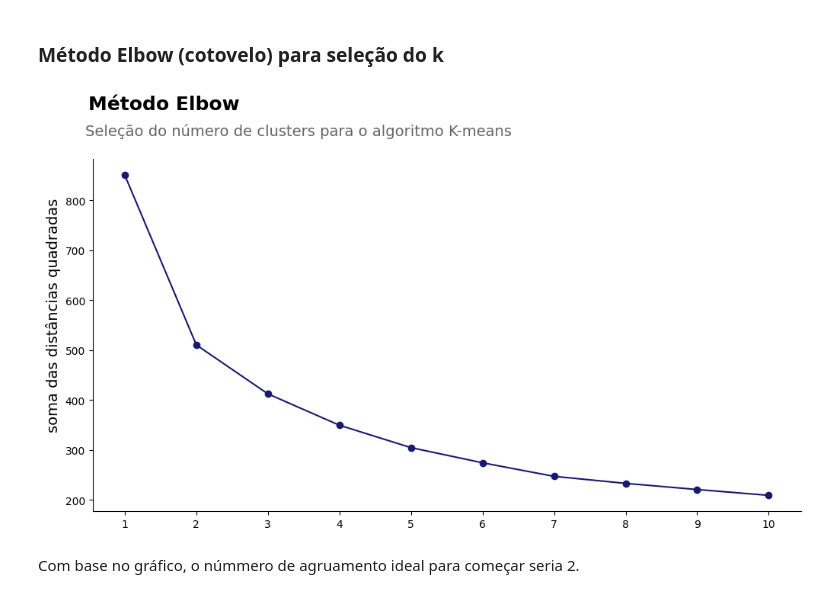
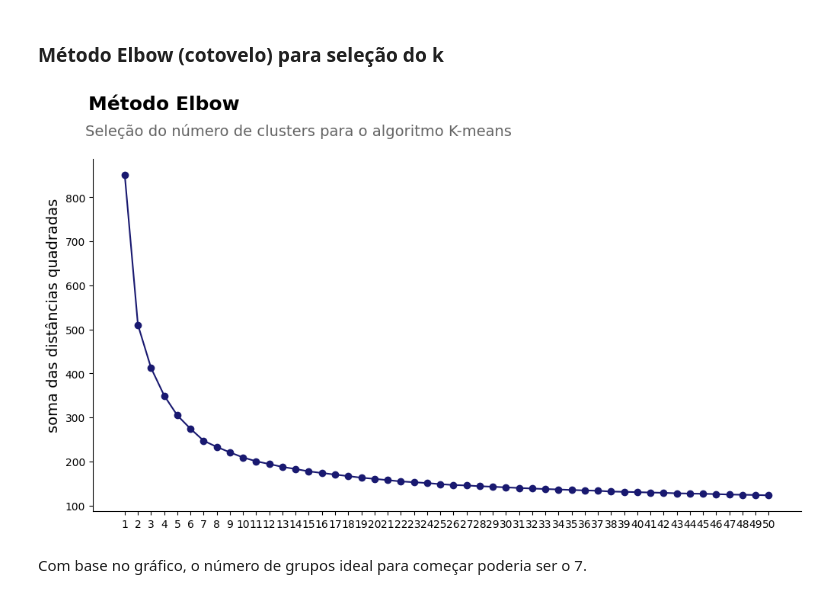
Before and after one commit to LilianeAquino/projeto_ml_II_santander_coders, a Jupyter notebook: trabalho_ada_ML.ipynb, the cells around one changed output. Cells and saved outputs as stored; diff of their text form; code cells hidden in the pictures.

```diff
--- a/trabalho_ada_ML.ipynb
+++ b/trabalho_ada_ML.ipynb
@@ -881,8 +877,9 @@ scaler = StandardScaler()
 for col in numerics:
     df_clientes[col] = scaler.fit_transform(np.array(df_clientes[col]).reshape(len(df_clientes[col]), 1))
 # %%
-norm = Normalizer(norm='l2')
-normalized = norm.fit_transform(df_clientes)
-
-final = pd.DataFrame(normalized)
-final.columns = df_clientes.columns
+def normalize(df: pd.DataFrame) -> pd.DataFrame:
+    norm = Normalizer(norm='l2')
+    normalized = norm.fit_transform(df)
+    final = pd.DataFrame(normalized)
+    final.columns = df.columns
+    return final
@@ -898,30 +886,31 @@ final.head()
 # %% [markdown]
 ### Método Elbow (cotovelo)  para seleção do k
 # %%
+final = normalize(df_clientes)
 inertias = []
-ks = range(1, 11)
+ks = range(1, 51)
 
 for k in ks:
     model = KMeans(n_clusters=k, init='k-means++', random_state=42)
-    model.fit(final)
+    model.fit(final.values)
     inertias.append(model.inertia_)
 
 
 suptitle = 'Método Elbow'
 title = 'Seleção do número de clusters para o algoritmo K-means'
 
 plt.figure(figsize=(12, 6))
 plt.gca().spines['top'].set_visible(False)
 plt.gca().spines['right'].set_visible(False)
 plt.plot(ks, inertias, '-o', color='#191970')
 plt.suptitle(suptitle, fontsize=18, y=1.02, horizontalalignment='left', x=0.12, color='black', weight='bold')
 plt.title(title, fontsize=14, color='#646464', y=1.05, loc='left', x=-0.01)
 plt.xlabel(None)
 plt.ylabel('soma das distâncias quadradas', fontsize=14, horizontalalignment='left', y=0.225)
 plt.xticks(ks)
 plt.grid(False)
 plt.show()
 # %% [output]
-[figure, old version]
+[figure, new version]
 # %% [markdown]
-<p style='text-align: justify;'><font size=3.>Com base no gráfico, o númmero de agruamento ideal para começar seria 2.</font></p>
+<p style='text-align: justify;'><font size=3.>Com base no gráfico, o número de grupos ideal para começar poderia ser o 7.</font></p>
```
Also changed, not shown: parts of 37 cells of this notebook.
